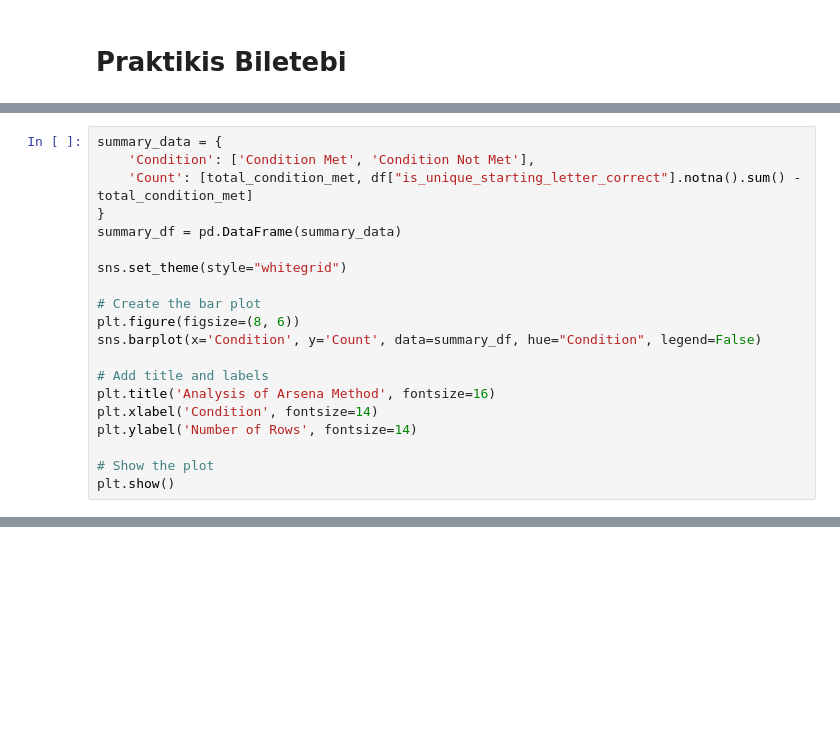
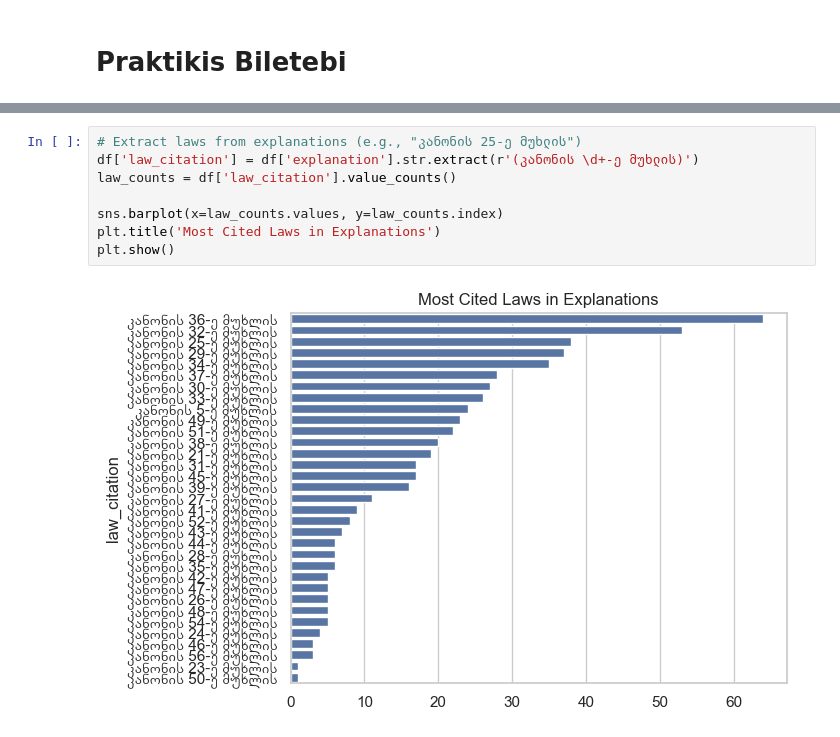
Before and after one commit to Naviamold1/scraped_data, a Jupyter notebook: myfirstbook/_build/jupyter_execute/biletebi.ipynb, the cells around one changed output, grey strips where cells are left out. Saved outputs shown, nothing was run; the diff lists cells and outputs as text; blank space fills up the shorter version.

```diff
--- a/myfirstbook/_build/jupyter_execute/biletebi.ipynb
+++ b/myfirstbook/_build/jupyter_execute/biletebi.ipynb
@@ -77,20 +115,0 @@ Percentage of rows where the condition is met: 28.57%
-# %%
-summary_data = {
-    'Condition': ['Condition Met', 'Condition Not Met'],
-    'Count': [total_condition_met, df["is_unique_starting_letter_correct"].notna().sum() - total_condition_met]
-}
-summary_df = pd.DataFrame(summary_data)
-
-sns.set_theme(style="whitegrid")
-
-# Create the bar plot
-plt.figure(figsize=(8, 6))
-sns.barplot(x='Condition', y='Count', data=summary_df, hue="Condition", legend=False)
-
-# Add title and labels
-plt.title('Analysis of Arsena Method', fontsize=16)
-plt.xlabel('Condition', fontsize=14)
-plt.ylabel('Number of Rows', fontsize=14)
-
-# Show the plot
-plt.show()
@@ -98,0 +116,10 @@ plt.show()
+# %%
+# Extract laws from explanations (e.g., "კანონის 25-ე მუხლის")
+df['law_citation'] = df['explanation'].str.extract(r'(კანონის \d+-ე მუხლის)')
+law_counts = df['law_citation'].value_counts()
+
+sns.barplot(x=law_counts.values, y=law_counts.index)
+plt.title('Most Cited Laws in Explanations')
+plt.show()
+# %% [output]
+[figure, added]
```
Also changed, not shown: parts of 12 cells of this notebook, 30 other files.
